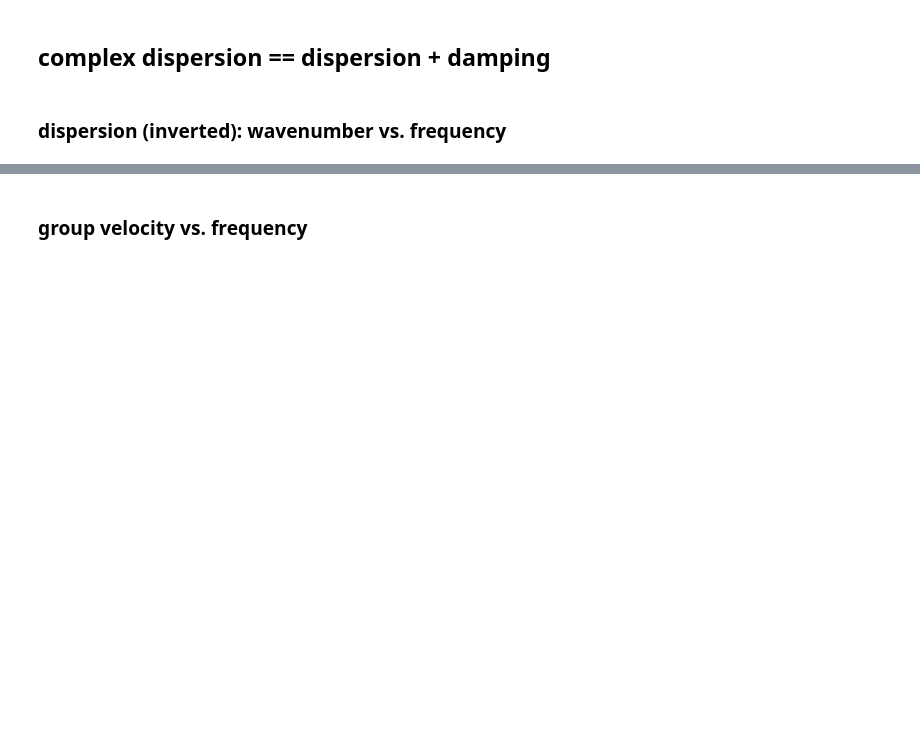
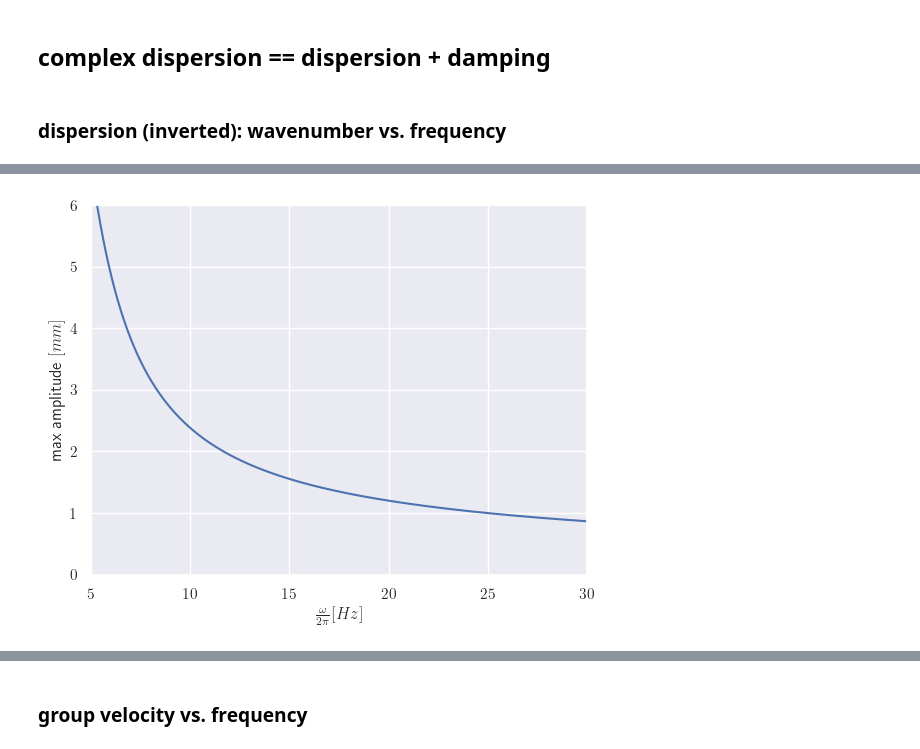
Before and after one commit to InbarMaimon/ProjectAquarium, a Jupyter notebook: notes/wave_maker/wave_maker_theory.ipynb, the cells around one changed output, grey strips where cells are left out. Cells and saved outputs as stored; diff of their text form; code cells hidden in the pictures; blank space fills up the shorter version.

```diff
--- a/notes/wave_maker/wave_maker_theory.ipynb
+++ b/notes/wave_maker/wave_maker_theory.ipynb
@@ -112,0 +165,16 @@ Text(0, 0.5, '$\\frac{|k|}{2\\pi} [cm^{-1}]$')
+# %%
+wavelengths = (2*np.pi) / norm(k_ps, axis=-1)
+wavelength_to_amplitude = 10
+
+
+plt.plot(frequencies, wavelengths * 1000/wavelength_to_amplitude)   # mm
+plt.xlim(5, 30)
+plt.xlabel(r"$\frac{\omega}{2\pi} [Hz]$")
+plt.ylim(0, 6)
+plt.ylabel(r"max amplitude $[mm]$")
+
+plt.savefig(
+    fname=join_path(PATH_FIGURES, "g-c_wavelengths.png")
+    )
+# %% [output]
+[figure, added]
```
Also changed, not shown: parts of 43 cells of this notebook, 49 other files.
